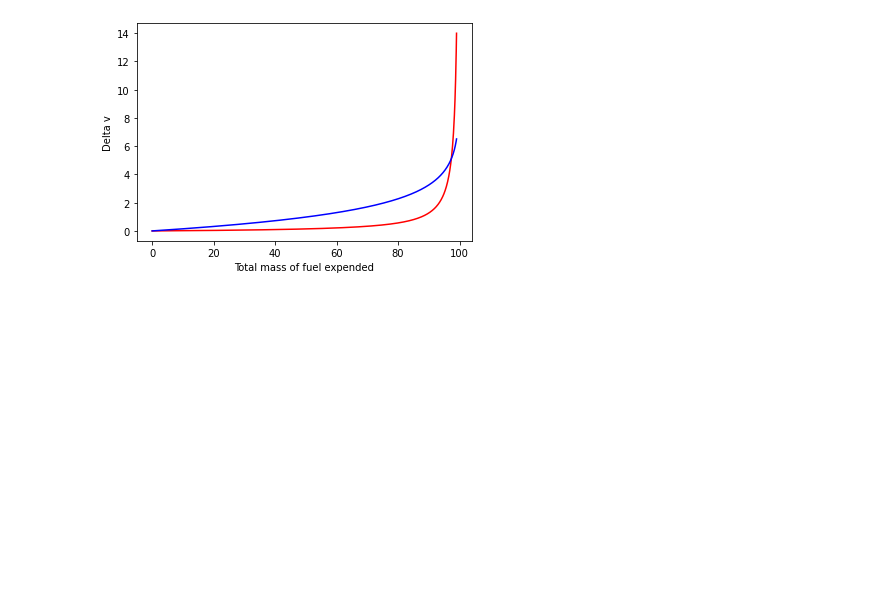
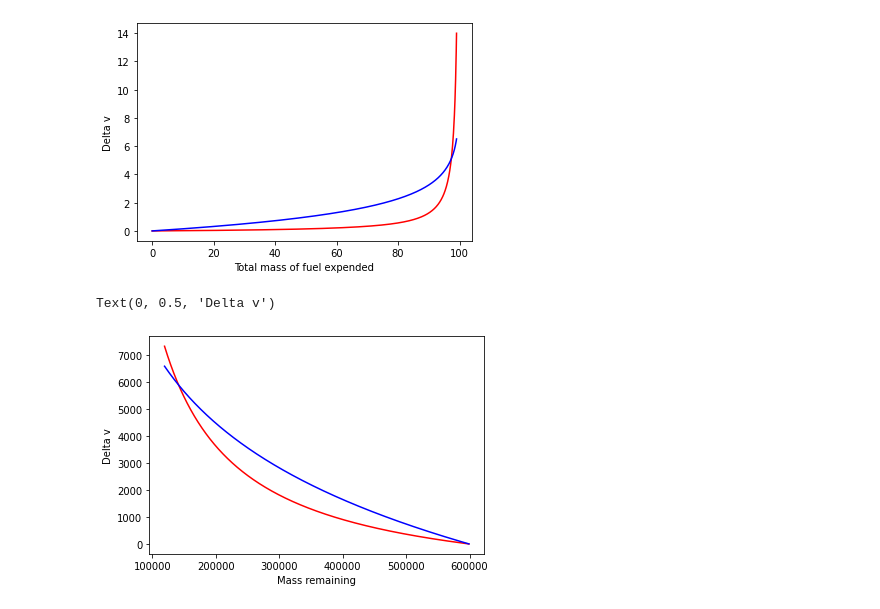
Before and after one commit to mds2/rocketry, a Jupyter notebook: rocket equations.ipynb, the cells around one changed output. Drawn from its saved outputs; the diff is of its cells as text; code cells hidden in the pictures; blank space fills up the shorter version.

Commit message:
real world examples, actual close to optimal

```diff
--- a/rocket equations.ipynb
+++ b/rocket equations.ipynb
@@ -159,3 +159,24 @@ plt.ylabel("Delta v")
 # %% [output]
 Text(0, 0.5, 'Delta v')
 [figure]
+# %%
+## Let's try with some physically plausible numbers
+
+h_energy_density = 141.8e6 / 17  # 141.8e6 is from wikipedia, dividing by 17 is because we need to carry oxygen
+
+saturn_v_booster_mass = 2.3e6
+saturn_v_stage_2_mass = 0.48e6
+saturn_v_stage_3_mass = 0.119e6
+
+m_i = saturn_v_stage_3_mass + saturn_v_stage_2_mass
+m_f = saturn_v_stage_3_mass
+
+masses = [m_f + 0.001 * i * saturn_v_stage_2_mass for i in range(1001)]
+
+plt.plot(masses, [deltav_optimal(m_i, m_f, h_energy_density, m) for m in masses], 'r-')
+plt.plot(masses, [deltav_constant(m_i, m_f, h_energy_density, m) for m in masses], 'b-')
+plt.xlabel("Mass remaining")
+plt.ylabel("Delta v")
+# %% [output]
+Text(0, 0.5, 'Delta v')
+[figure, added]
```
